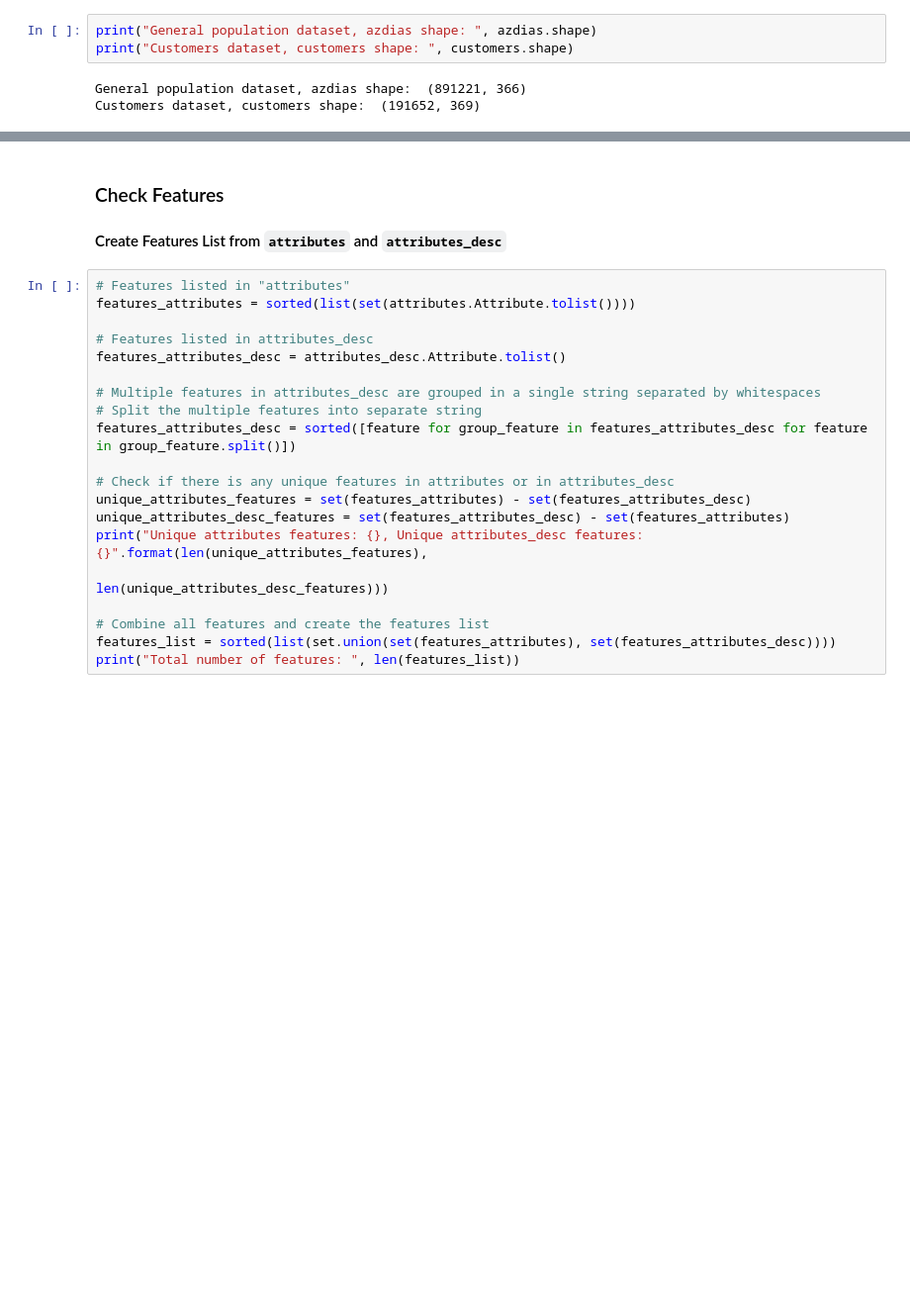
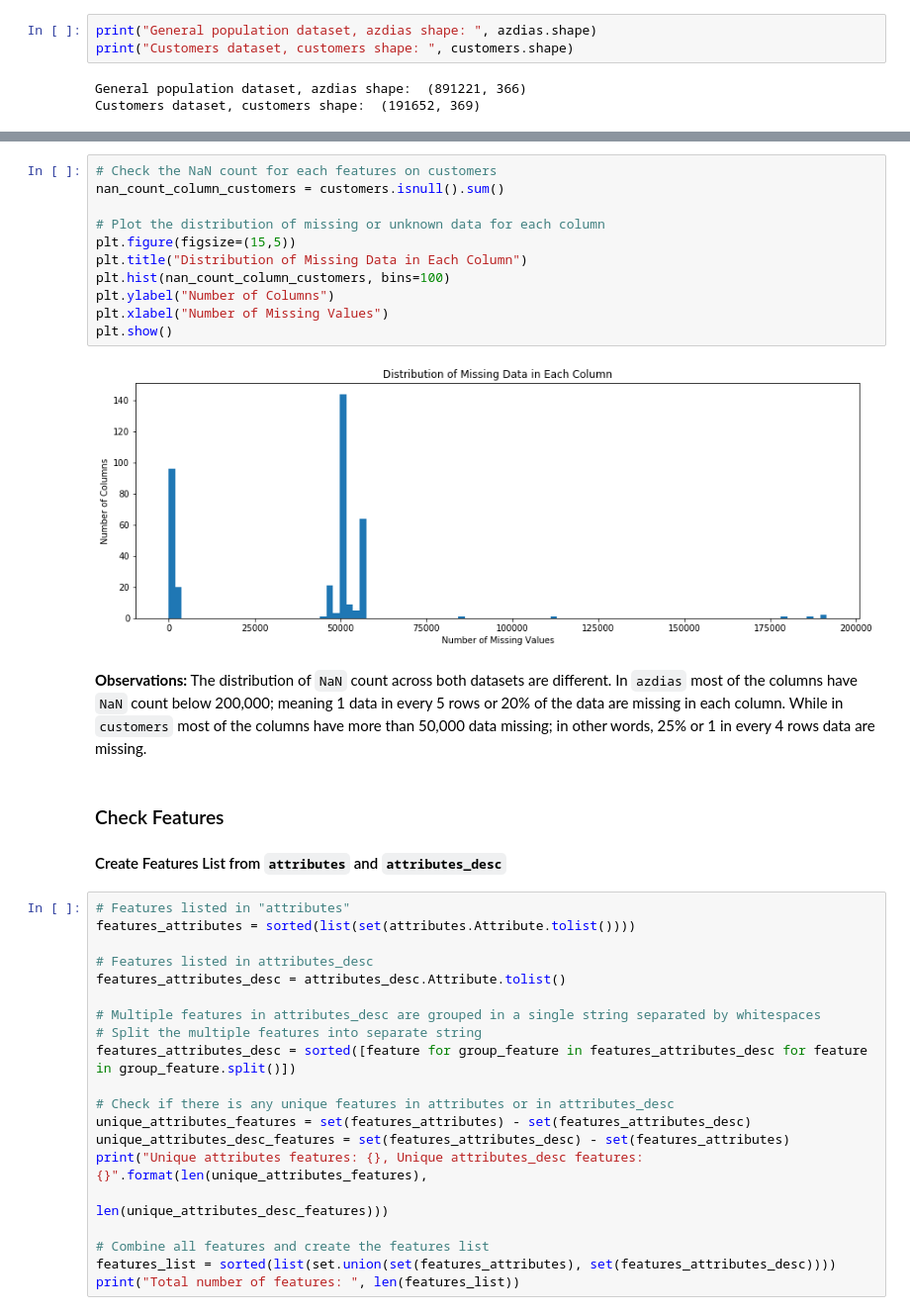
Before and after one commit to rezaabdullah/data_science_portfolio, a Jupyter notebook: capstone/Arvato_Project_Workbook_Draft.ipynb, the cells around one changed output, grey strips where cells are left out. Shown at 99% size. Cells and saved outputs as stored; diff of their text form; blank space fills up the shorter version.

```diff
--- a/capstone/Arvato_Project_Workbook_Draft.ipynb
+++ b/capstone/Arvato_Project_Workbook_Draft.ipynb
@@ -152,3 +156,18 @@ Wall time: 1.8 s
+# %%
+# Check the NaN count for each features on customers
+nan_count_column_customers = customers.isnull().sum()
+
+# Plot the distribution of missing or unknown data for each column
+plt.figure(figsize=(15,5))
+plt.title("Distribution of Missing Data in Each Column")
+plt.hist(nan_count_column_customers, bins=100)
+plt.ylabel("Number of Columns")
+plt.xlabel("Number of Missing Values")
+plt.show()
+# %% [output]
+[figure, added]
+# %% [markdown]
+**Observations:** The distribution of `NaN` count across both datasets are different. In `azdias` most of the columns have `NaN` count below 200,000; meaning 1 data in every 5 rows or 20% of the data are missing in each column. While in `customers` most of the columns have more than 50,000 data missing; in other words, 25% or 1 in every 4 rows data are missing.
 # %% [markdown]
 ### Check Features
 #### Create Features List from `attributes` and `attributes_desc`
```
Also changed, not shown: parts of 16 cells of this notebook.
